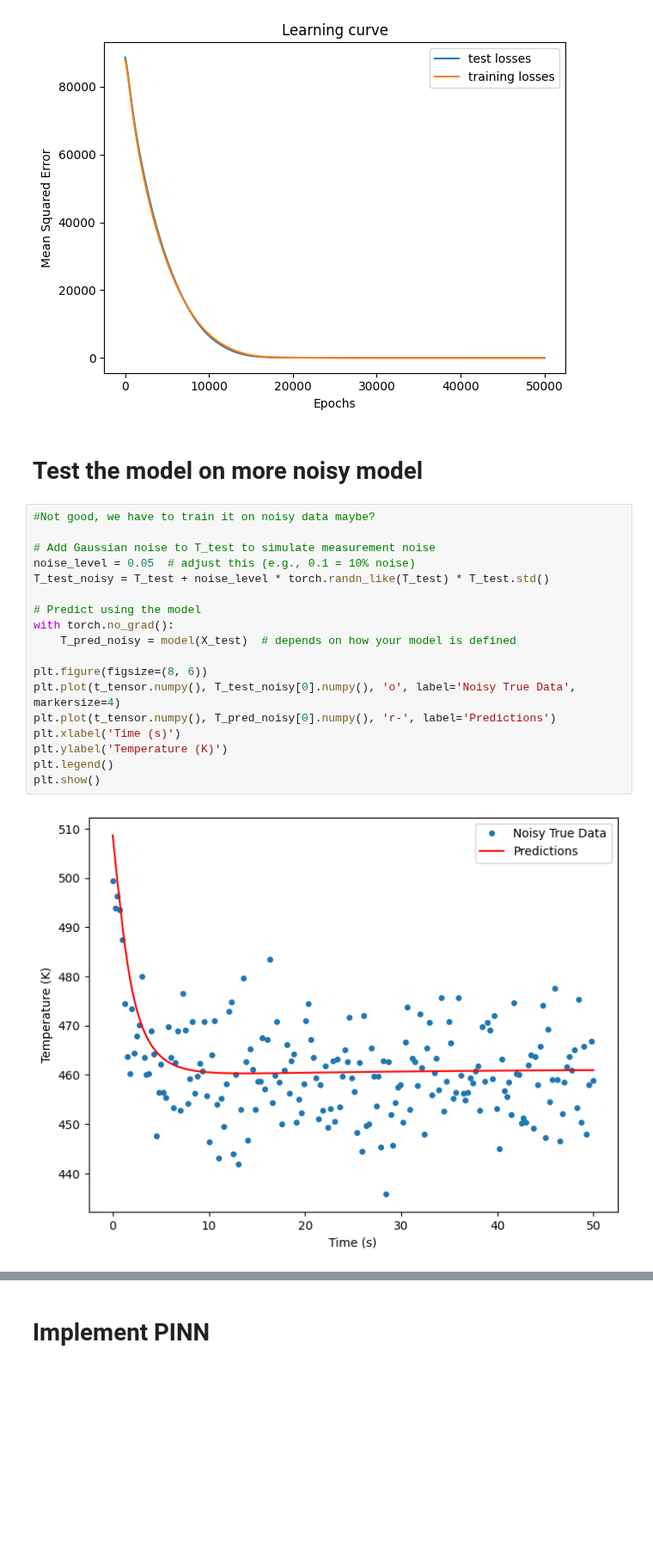
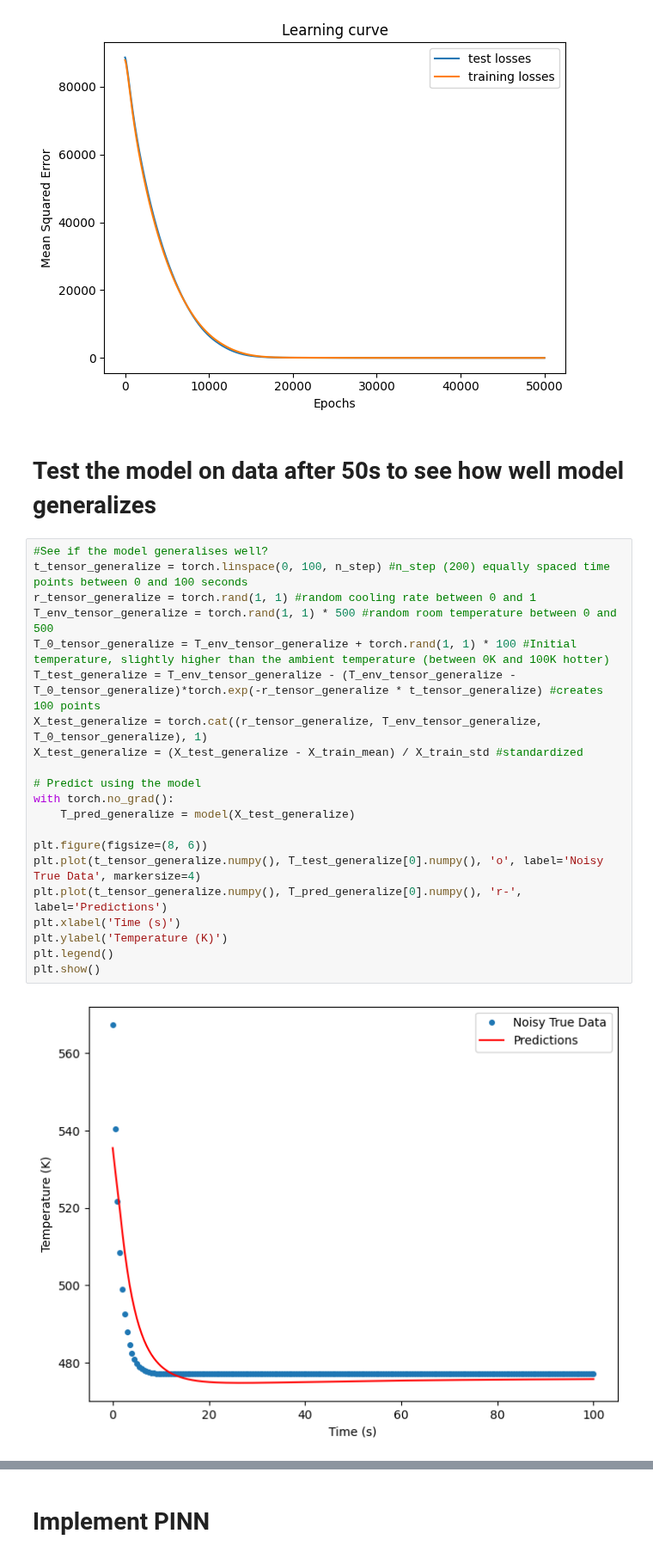
Before and after one commit to gvansan/Machine-learning-project, a Jupyter notebook: Code.ipynb, the cells around one changed output, grey strips where cells are left out. Shown at 86% size. Drawn from its saved outputs; the diff is of its cells as text; blank space fills up the shorter version.

```diff
--- a/Code.ipynb
+++ b/Code.ipynb
@@ -227,24 +227,27 @@ plt.show()
 # %% [output]
 [figure]
 # %% [markdown]
-# Test the model on more noisy model
+# Test the model on data after 50s to see how well model generalizes
 # %%
-#Not good, we have to train it on noisy data maybe?
-
-# Add Gaussian noise to T_test to simulate measurement noise
-noise_level = 0.05  # adjust this (e.g., 0.1 = 10% noise)
-T_test_noisy = T_test + noise_level * torch.randn_like(T_test) * T_test.std()
+#See if the model generalises well?
+t_tensor_generalize = torch.linspace(0, 100, n_step) #n_step (200) equally spaced time points between 0 and 100 seconds
+r_tensor_generalize = torch.rand(1, 1) #random cooling rate between 0 and 1
+T_env_tensor_generalize = torch.rand(1, 1) * 500 #random room temperature between 0 and 500
+T_0_tensor_generalize = T_env_tensor_generalize + torch.rand(1, 1) * 100 #Initial temperature, slightly higher than the ambient temperature (between 0K and 100K hotter)
+T_test_generalize = T_env_tensor_generalize - (T_env_tensor_generalize - T_0_tensor_generalize)*torch.exp(-r_tensor_generalize * t_tensor_generalize) #creates 100 points
+X_test_generalize = torch.cat((r_tensor_generalize, T_env_tensor_generalize, T_0_tensor_generalize), 1)
+X_test_generalize = (X_test_generalize - X_train_mean) / X_train_std #standardized
 
 # Predict using the model
 with torch.no_grad():
-    T_pred_noisy = model(X_test)  # depends on how your model is defined
+    T_pred_generalize = model(X_test_generalize)
 
 plt.figure(figsize=(8, 6))
-plt.plot(t_tensor.numpy(), T_test_noisy[0].numpy(), 'o', label='Noisy True Data', markersize=4)
-plt.plot(t_tensor.numpy(), T_pred_noisy[0].numpy(), 'r-', label='Predictions')
+plt.plot(t_tensor_generalize.numpy(), T_test_generalize[0].numpy(), 'o', label='Noisy True Data', markersize=4)
+plt.plot(t_tensor_generalize.numpy(), T_pred_generalize[0].numpy(), 'r-', label='Predictions')
 plt.xlabel('Time (s)')
 plt.ylabel('Temperature (K)')
 plt.legend()
 plt.show()
 # %% [output]
-[figure, old version]
+[figure, new version]
```
Also changed, not shown: parts of 4 cells of this notebook.
